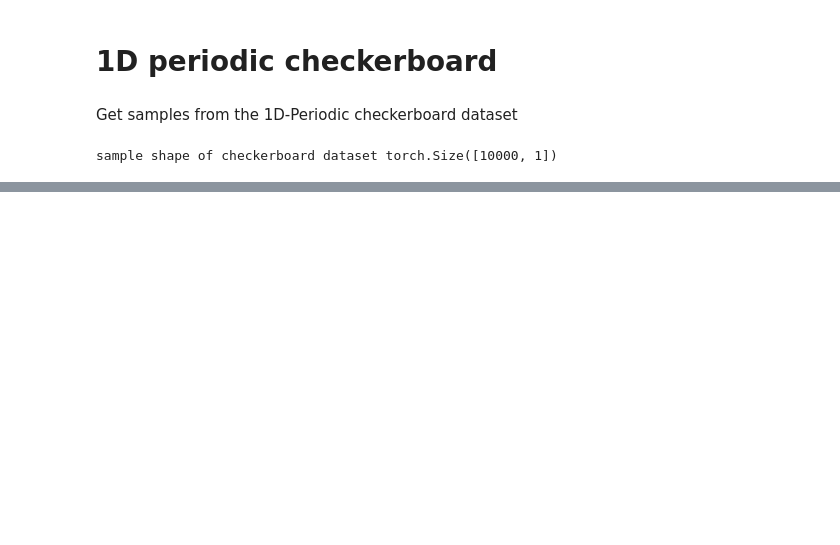
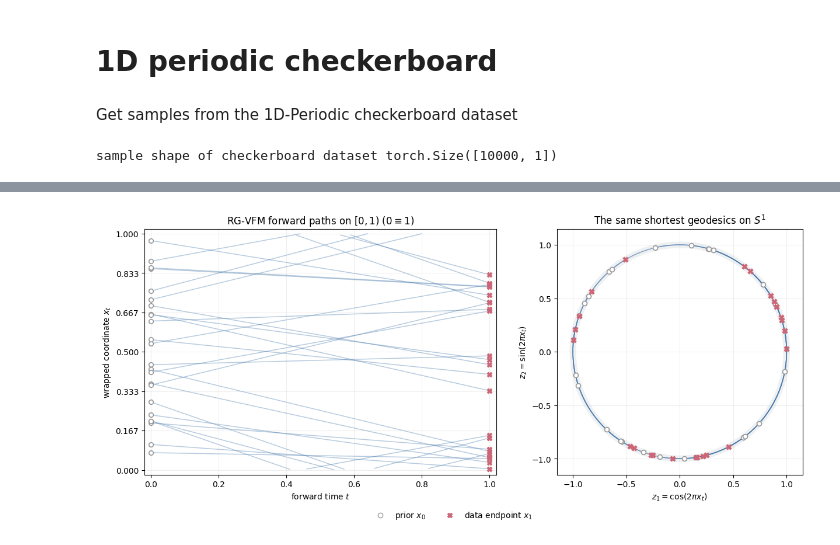
Before and after one commit to MateosCz/diffusion-playground, a Jupyter notebook: flat_torus_1d.ipynb, the cells around one changed output, grey strips where cells are left out. Cells and saved outputs as stored; diff of their text form; code cells hidden in the pictures; blank space fills up the shorter version.

```diff
--- a/flat_torus_1d.ipynb
+++ b/flat_torus_1d.ipynb
@@ -125,0 +159,72 @@ plt.show()
+# %%
+traj = trajectory.detach().cpu().numpy()[..., 0]
+times = time_grid.detach().cpu().numpy()
+x0_np = x0.detach().cpu().numpy()[:, 0]
+x1_np = x1.detach().cpu().numpy()[:, 0]
+# Muted, colorblind-friendly palette commonly used in academic figures.
+flow_color = "#4477AA"
+prior_color = "#999999"
+data_color = "#CC6677"
+
+fig, (ax_flat_path, ax_circle_path) = plt.subplots(
+    1, 2, figsize=(13, 5.4), constrained_layout=True
+)
+
+for sample_idx in range(n_trajectories):
+    # Break wrapped-coordinate lines at jumps across 0 == 1.
+    wrapped_path = traj[:, sample_idx].copy()
+    jump_after = np.flatnonzero(np.abs(np.diff(wrapped_path)) > 0.5) + 1
+    wrapped_path[jump_after] = np.nan
+    ax_flat_path.plot(times, wrapped_path, color=flow_color, lw=1.1, alpha=0.38)
+
+    theta = 2 * np.pi * traj[:, sample_idx]
+    ax_circle_path.plot(
+        np.cos(theta), np.sin(theta), color=flow_color, lw=1.1, alpha=0.38
+    )
+
+ax_flat_path.scatter(
+    np.zeros_like(x0_np), x0_np, marker="o", s=30,
+    facecolors="white", edgecolors=prior_color, linewidths=1.2, zorder=3,
+)
+ax_flat_path.scatter(
+    np.ones_like(x1_np), x1_np, marker="X", s=38,
+    c=data_color, linewidths=0.7, zorder=3,
+)
+ax_flat_path.set(
+    xlim=(-0.02, 1.02), ylim=(-0.02, 1.02),
+    xlabel=r"forward time $t$", ylabel=r"wrapped coordinate $x_t$",
+    title=r"RG-VFM forward paths on $[0,1)$ ($0 \equiv 1$)",
+)
+ax_flat_path.set_yticks(tile_edges)
+ax_flat_path.grid(alpha=0.2)
+
+theta0 = 2 * np.pi * x0_np
+theta1 = 2 * np.pi * x1_np
+ax_circle_path.scatter(
+    np.cos(theta0), np.sin(theta0), marker="o", s=32,
+    facecolors="white", edgecolors=prior_color, linewidths=1.2, zorder=3,
+)
+ax_circle_path.scatter(
+    np.cos(theta1), np.sin(theta1), marker="X", s=42,
+    c=data_color, linewidths=0.7, zorder=3,
+)
+circle = plt.Circle((0, 0), 1, fill=False, color=inactive_color, lw=8, alpha=0.35)
+ax_circle_path.add_patch(circle)
+ax_circle_path.set(
+    aspect="equal", xlim=(-1.15, 1.15), ylim=(-1.15, 1.15),
+    xlabel=r"$z_1=\cos(2\pi x_t)$",
+    ylabel=r"$z_2=\sin(2\pi x_t)$",
+    title=r"The same shortest geodesics on $S^1$",
+)
+ax_circle_path.grid(alpha=0.2)
+
+path_legend = [
+    Line2D([0], [0], marker="o", linestyle="none", markerfacecolor="white",
+           markeredgecolor=prior_color, label=r"prior $x_0$"),
+    Line2D([0], [0], marker="X", linestyle="none", color=data_color,
+           label=r"data endpoint $x_1$"),
+]
+fig.legend(handles=path_legend, loc="outside lower center", ncol=2, frameon=False)
+plt.show()
+# %% [output]
+[figure, added]
```
Also changed, not shown: parts of 12 cells of this notebook, 17 other files.
